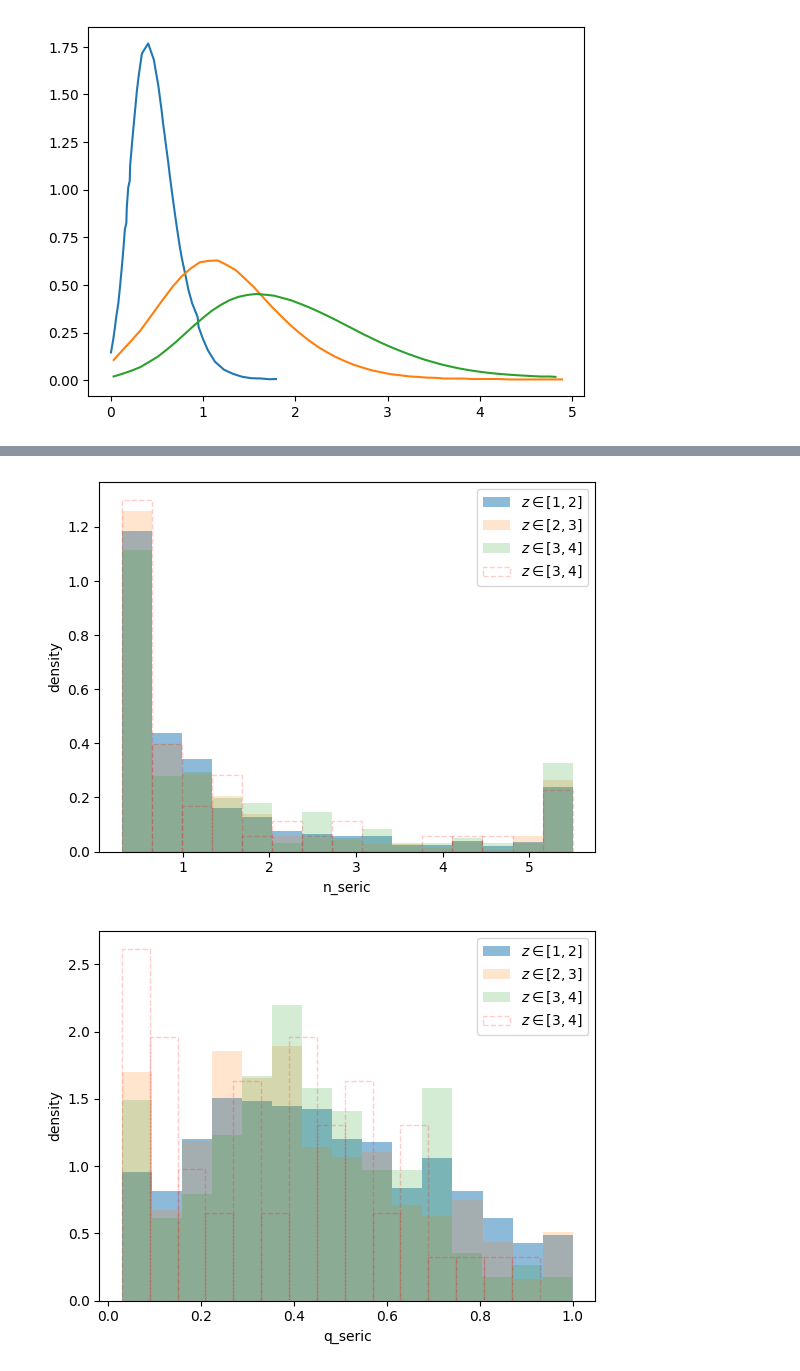
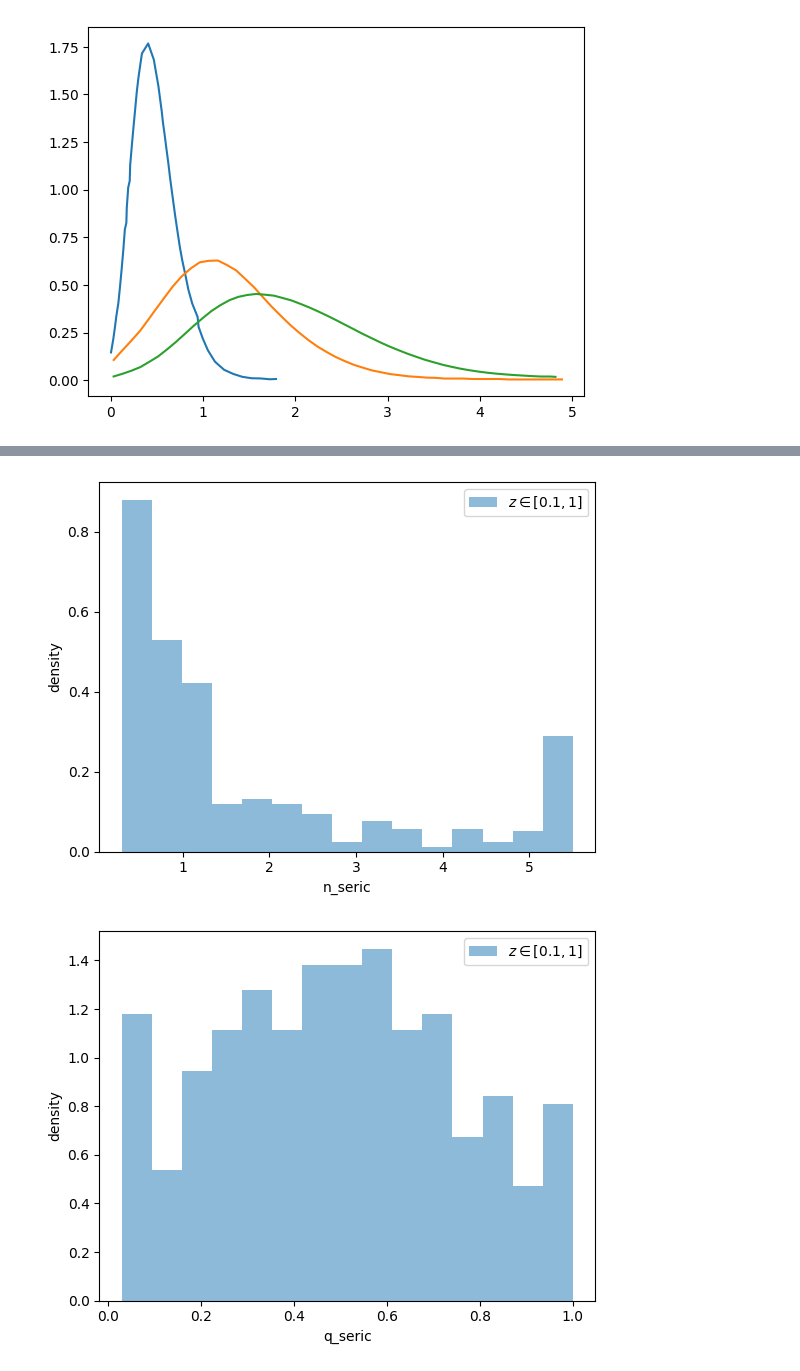
Before and after one commit to OliverRedhead/Gravitational-Lensing, a Jupyter notebook: euclid_generator/testing.ipynb, the cells around one changed output, grey strips where cells are left out. Cells and saved outputs as stored; diff of their text form; code cells hidden in the pictures.

```diff
--- a/euclid_generator/testing.ipynb
+++ b/euclid_generator/testing.ipynb
@@ -990,7 +991,7 @@ def get_galaxies_in_z_range(z_min, z_max,
         "q_seric" : q_sersic[mask]
     }
 # %%
-g_1 = get_galaxies_in_z_range(z_min=1.0, z_max=2.0)
-g_2 = get_galaxies_in_z_range(z_min=2.0, z_max=3.0)
-g_3 = get_galaxies_in_z_range(z_min=3.0, z_max=4.0)
-g_4 = get_galaxies_in_z_range(z_min=4.0, z_max=5.0)
+g_1 = get_galaxies_in_z_range(z_min=0.1, z_max=1.0)
+# g_2 = get_galaxies_in_z_range(z_min=2.0, z_max=3.0)
+# g_3 = get_galaxies_in_z_range(z_min=3.0, z_max=4.0)
+# g_4 = get_galaxies_in_z_range(z_min=4.0, z_max=5.0)
@@ -1013,10 +1057,10 @@ plt.show()
 # %%
 kwarg = "n_seric"
 
-plt.hist(g_1[kwarg], alpha=0.5, label=r"$z\in[1, 2]$", bins=15, density=True)
-plt.hist(g_2[kwarg], alpha=0.2, label=r"$z\in[2, 3]$", bins=15, density=True)
-plt.hist(g_3[kwarg], alpha=0.2, label=r"$z\in[3, 4]$", bins=15, density=True)
-plt.hist(g_4[kwarg], alpha=0.2, label=r"$z\in[3, 4]$", bins=15, density=True, edgecolor="red", linewidth=1, linestyle="--", fill=None)
+plt.hist(g_1[kwarg], alpha=0.5, label=r"$z\in[0.1, 1]$", bins=15, density=True)
+# plt.hist(g_2[kwarg], alpha=0.2, label=r"$z\in[2, 3]$", bins=15, density=True)
+# plt.hist(g_3[kwarg], alpha=0.2, label=r"$z\in[3, 4]$", bins=15, density=True)
+# plt.hist(g_4[kwarg], alpha=0.2, label=r"$z\in[3, 4]$", bins=15, density=True, edgecolor="red", linewidth=1, linestyle="--", fill=None)
 
 # plt.yscale("log")
 plt.xlabel(kwarg)
@@ -1025,20 +1069,20 @@ plt.ylabel("density")
 plt.legend()
 plt.show()
 # %% [output]
-[figure, old version]
+[figure, new version]
 # %%
 kwarg = "q_seric"
 
-plt.hist(g_1[kwarg], alpha=0.5, label=r"$z\in[1, 2]$", bins=15, density=True)
-plt.hist(g_2[kwarg], alpha=0.2, label=r"$z\in[2, 3]$", bins=15, density=True)
-plt.hist(g_3[kwarg], alpha=0.2, label=r"$z\in[3, 4]$", bins=15, density=True)
-plt.hist(g_4[kwarg], alpha=0.2, label=r"$z\in[3, 4]$", bins=15, density=True, edgecolor="red", linewidth=1, linestyle="--", fill=None)
+plt.hist(g_1[kwarg], alpha=0.5, label=r"$z\in[0.1, 1]$", bins=15, density=True)
+# plt.hist(g_2[kwarg], alpha=0.2, label=r"$z\in[2, 3]$", bins=15, density=True)
+# plt.hist(g_3[kwarg], alpha=0.2, label=r"$z\in[3, 4]$", bins=15, density=True)
+# plt.hist(g_4[kwarg], alpha=0.2, label=r"$z\in[3, 4]$", bins=15, density=True, edgecolor="red", linewidth=1, linestyle="--", fill=None)
 
 # plt.yscale("log")
 plt.xlabel(kwarg)
 plt.ylabel("density")
 
 plt.legend()
 plt.show()
 # %% [output]
-[figure, old version]
+[figure, new version]
```
Also changed, not shown: parts of 28 cells of this notebook, 10 other files.
